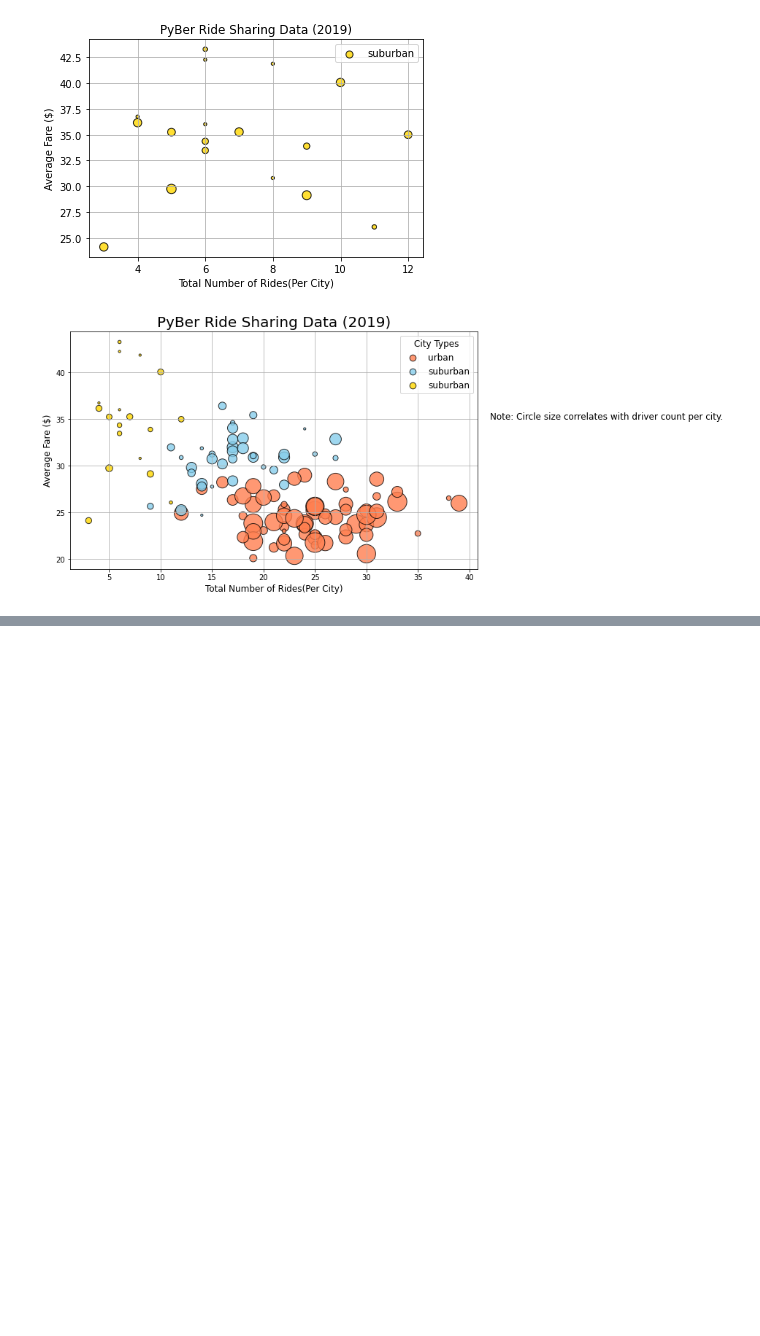
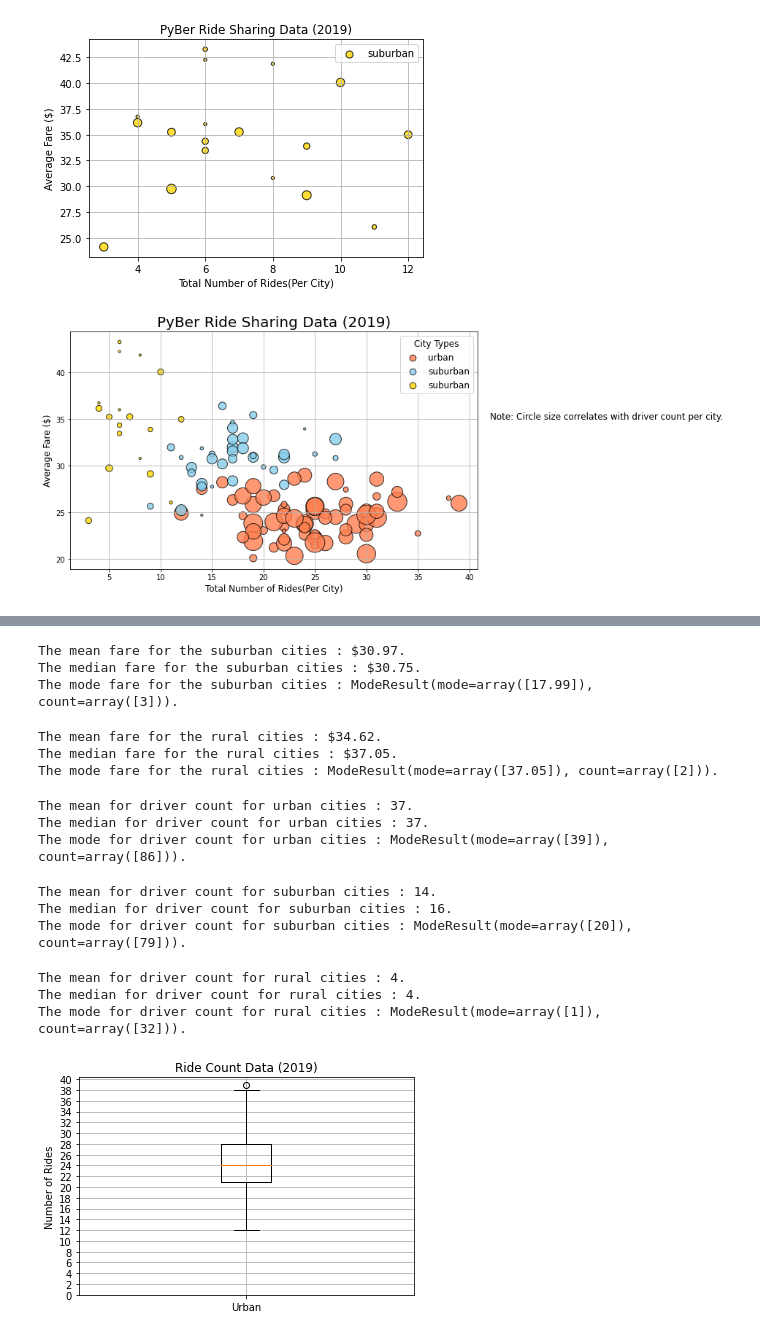
Before and after one commit to hariniv22/PyBer_Analysis, a Jupyter notebook: pyBer.ipynb, the cells around one changed output, grey strips where cells are left out. Drawn from its saved outputs; the diff is of its cells as text; code cells hidden in the pictures; blank space fills up the shorter version.

Commit message:
Box & Whisker plots data

```diff
--- a/pyBer.ipynb
+++ b/pyBer.ipynb
@@ -431,0 +589,76 @@ plt.show()
+# %%
+# Calculate the measures of central tendency for the average fare for the urban cities.
+suburban_cities_fare = suburban_cities_df["fare"]
+mean_suburban_cities = np.mean(suburban_cities_fare)
+print(f"The mean fare for the suburban cities : ${mean_suburban_cities:.2f}.")
+median_suburban_cities = np.median(suburban_cities_fare)
+print(f"The median fare for the suburban cities : ${median_suburban_cities:.2f}.")
+mode_suburban_cities = sts.mode(suburban_cities_fare)
+print(f"The mode fare for the suburban cities : {mode_suburban_cities}.")
+# %% [output]
+The mean fare for the suburban cities : $30.97.
+The median fare for the suburban cities : $30.75.
+The mode fare for the suburban cities : ModeResult(mode=array([17.99]), count=array([3])).
+# %%
+# Calculate the measures of central tendency for the average fare for the urban cities.
+rural_cities_fare = rural_cities_df["fare"]
+mean_rural_cities = np.mean(rural_cities_fare)
+print(f"The mean fare for the rural cities : ${mean_rural_cities:.2f}.")
+median_rural_cities = np.median(rural_cities_fare)
+print(f"The median fare for the rural cities : ${median_rural_cities:.2f}.")
+mode_rural_cities = sts.mode(rural_cities_fare)
+print(f"The mode fare for the rural cities : {mode_rural_cities}.")
+# %% [output]
+The mean fare for the rural cities : $34.62.
+The median fare for the rural cities : $37.05.
+The mode fare for the rural cities : ModeResult(mode=array([37.05]), count=array([2])).
+# %%
+# Calculate the measures of central tendency for the average number of drivers in each city type.
+urban_drivers_count = urban_cities_df["driver_count"]
+mean_urban_drivers = np.mean(urban_drivers_count)
+print(f"The mean for driver count for urban cities : {mean_urban_drivers:.0f}.")
+median_urban_drivers = np.median(urban_drivers_count)
+print(f"The median for driver count for urban cities : {median_urban_drivers:.0f}.")
+mode_urban_drivers = sts.mode(urban_drivers_count)
+print(f"The mode for driver count for urban cities : {mode_urban_drivers}.")
+# %% [output]
+The mean for driver count for urban cities : 37.
+The median for driver count for urban cities : 37.
+The mode for driver count for urban cities : ModeResult(mode=array([39]), count=array([86])).
+# %%
+suburban_drivers_count = suburban_cities_df["driver_count"]
+mean_suburban_drivers = np.mean(suburban_drivers_count)
+print(f"The mean for driver count for suburban cities : {mean_suburban_drivers:.0f}.")
+median_suburban_drivers = np.median(suburban_drivers_count)
+print(f"The median for driver count for suburban cities : {median_suburban_drivers:.0f}.")
+mode_suburban_drivers = sts.mode(suburban_drivers_count)
+print(f"The mode for driver count for suburban cities : {mode_suburban_drivers}.")
+# %% [output]
+The mean for driver count for suburban cities : 14.
+The median for driver count for suburban cities : 16.
+The mode for driver count for suburban cities : ModeResult(mode=array([20]), count=array([79])).
+# %%
+rural_drivers_count = rural_cities_df["driver_count"]
+mean_rural_drivers = np.mean(rural_drivers_count)
+print(f"The mean for driver count for rural cities : {mean_rural_drivers:.0f}.")
+median_rural_drivers = np.median(rural_drivers_count)
+print(f"The median for driver count for rural cities : {median_rural_drivers:.0f}.")
+mode_rural_drivers = sts.mode(rural_drivers_count)
+print(f"The mode for driver count for rural cities : {mode_rural_drivers}.")
+# %% [output]
+The mean for driver count for rural cities : 4.
+The median for driver count for rural cities : 4.
+The mode for driver count for rural cities : ModeResult(mode=array([1]), count=array([32])).
+# %%
+# Create a box-and-whisker plot for the urban cities ride count.
+x_labels = ["Urban"]
+fig, ax = plt.subplots()
+ax.boxplot(urban_ride_count, labels=x_labels)
+# Add the title, y-axis label and grid.
+ax.set_title('Ride Count Data (2019)')
+ax.set_ylabel('Number of Rides')
+ax.set_yticks(np.arange(0,41, step=2.0))
+ax.grid()
+plt.show()
+# %% [output]
+[figure, added]
```
Also changed, not shown: parts of 28 cells of this notebook, 3 other files.
